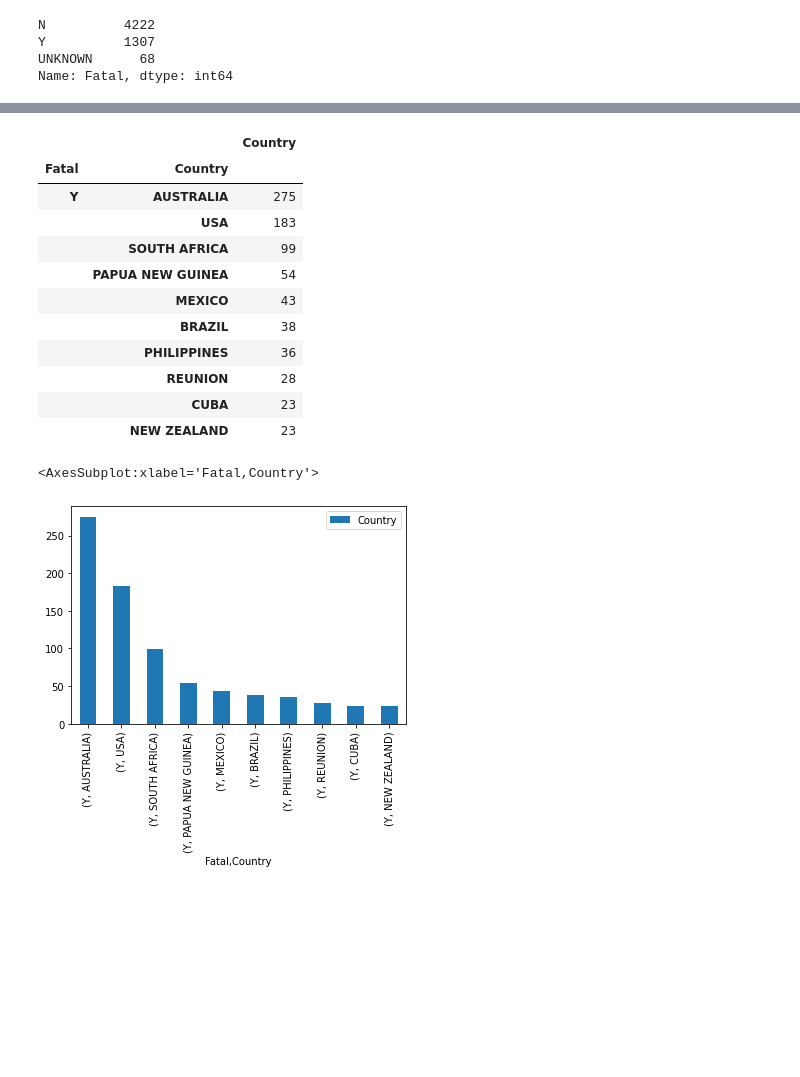
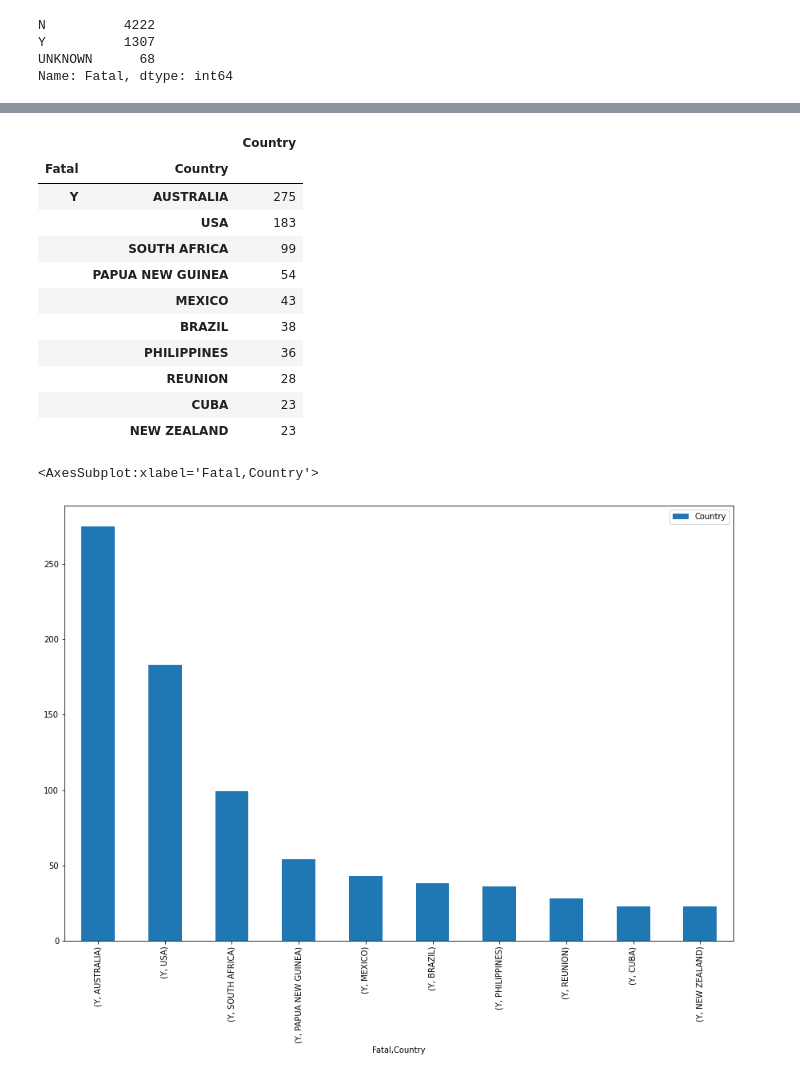
Before and after one commit to Jav1-Mart1nez/Shark-Project, a Jupyter notebook: Sharks!.ipynb, the cells around one changed output, grey strips where cells are left out. Saved outputs shown, nothing was run; the diff lists cells and outputs as text; code cells hidden in the pictures; blank space fills up the shorter version.

```diff
--- a/Sharks!.ipynb
+++ b/Sharks!.ipynb
@@ -381,25 +383,25 @@ most_attacked.head(10).plot.bar()
 # %%
 #Vamos a comprobar ahora cuales han sido los 10 paises con más muertes por ataque.
 
 deads=clean_sharks_attacks[clean_sharks_attacks.Fatal.isin(["Y"])]
 analysis1 = deads.groupby(["Fatal"]).agg({"Country":"value_counts"})
 display(analysis1.head(10))
-analysis1.head(10).plot.bar()
+analysis1.head(10).plot.bar(figsize=(15,10))
 # %% [output]
 |  |  | Country |
 | Fatal | Country |  |
 | Y | AUSTRALIA | 275 |
 |  | USA | 183 |
 |  | SOUTH AFRICA | 99 |
 |  | PAPUA NEW GUINEA | 54 |
 |  | MEXICO | 43 |
 |  | BRAZIL | 38 |
 |  | PHILIPPINES | 36 |
 |  | REUNION | 28 |
 |  | CUBA | 23 |
 |  | NEW ZEALAND | 23 |
 <AxesSubplot:xlabel='Fatal,Country'>
-[figure, old version]
+[figure, new version]
 # %%
 #Vamos a comprobar ahora cuales han sido los 10 paises con más ataques que no han causado la muerte.
 
```
Also changed, not shown: parts of 6 cells of this notebook, 11 other files.
